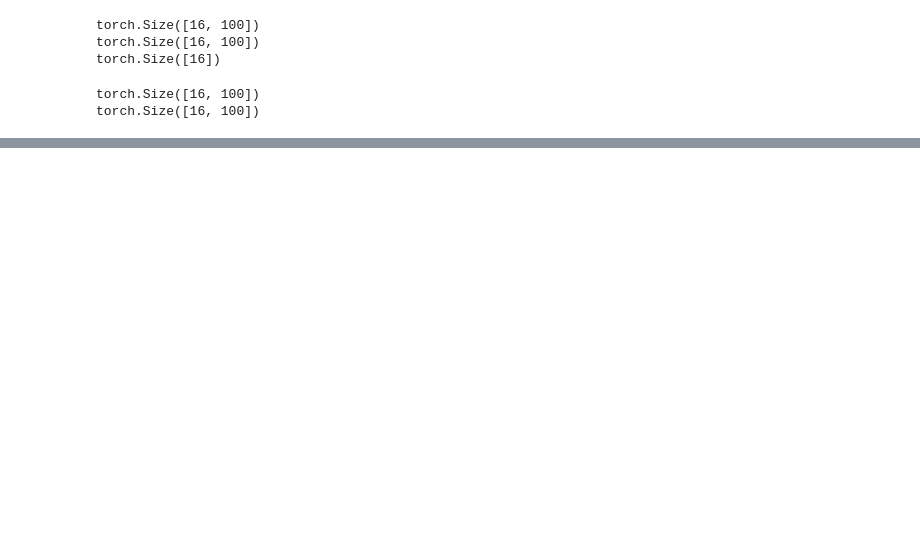
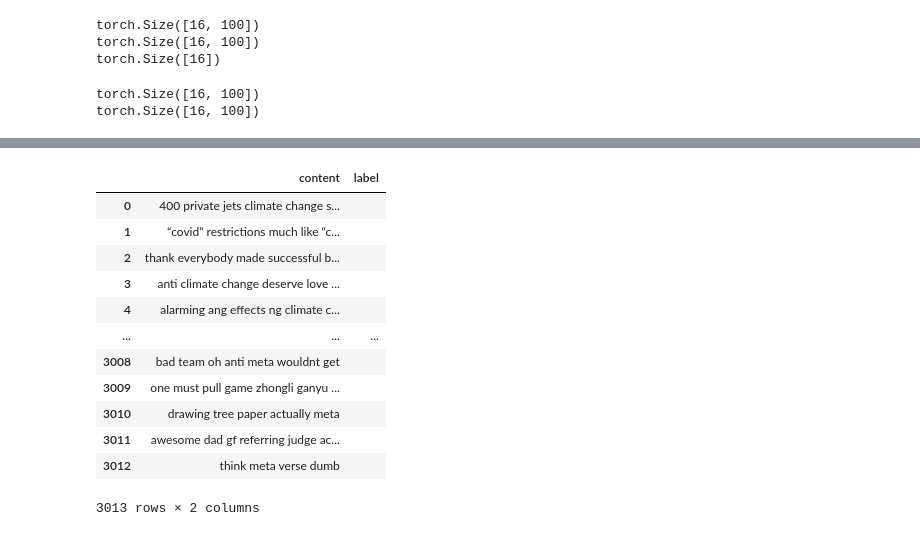
Before and after one commit to Strifee/Sentiment_analysis, a Jupyter notebook: Sentiment_analysis.ipynb, the cells around one changed output, grey strips where cells are left out. Drawn from its saved outputs; the diff is of its cells as text; code cells hidden in the pictures; blank space fills up the shorter version.

```diff
--- a/Sentiment_analysis.ipynb
+++ b/Sentiment_analysis.ipynb
@@ -905,0 +987,21 @@ NameError: name 'nlp' is not defined
+# %%
+df_test = pd.concat([df_test1, df_test2], ignore_index=True)
+df_test.drop('DocDate', inplace=True, axis=1)
+df_test = df_test.rename(columns={'DocText': 'content'})
+df_test['label'] = ''
+df_test.content = df_test.content.apply(cleaning_content)
+df_test
+# %% [output]
+|  | content | label |
+| 0 | 400 private jets climate change s... |  |
+| 1 | “covid” restrictions much like “c... |  |
+| 2 | thank everybody made successful b... |  |
+| 3 | anti climate change deserve love ... |  |
+| 4 | alarming ang effects ng climate c... |  |
+| ... | ... | ... |
+| 3008 | bad team oh anti meta wouldnt get |  |
+| 3009 | one must pull game zhongli ganyu ... |  |
+| 3010 | drawing tree paper actually meta |  |
+| 3011 | awesome dad gf referring judge ac... |  |
+| 3012 | think meta verse dumb |  |
+3013 rows × 2 columns
```
Also changed, not shown: parts of 28 cells of this notebook.
